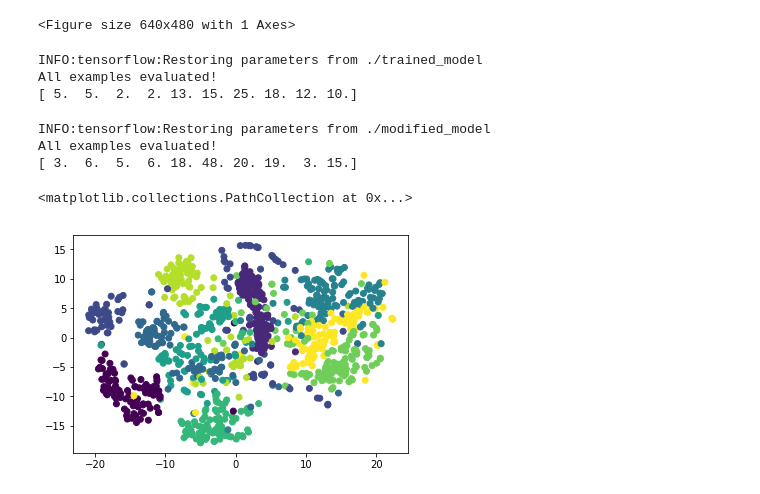
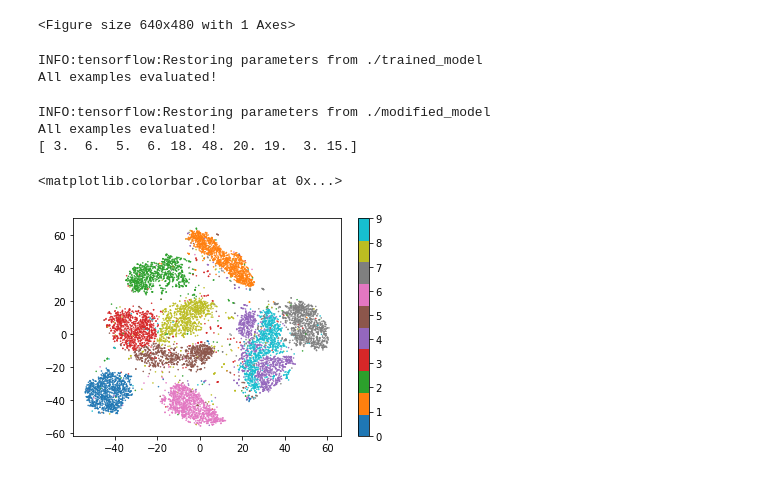
Before and after one commit to vorzawk/mdlAttack, a Jupyter notebook: mnist_analyzeAttack.ipynb, the cells around one changed output. Saved outputs shown, nothing was run; the diff lists cells and outputs as text; code cells hidden in the pictures.

Commit message:
mnist visualized using t-sne, buckets removed

```diff
--- a/mnist_analyzeAttack.ipynb
+++ b/mnist_analyzeAttack.ipynb
@@ -96,13 +84,10 @@ assert predicted_label == 5
 
 # Currently, the correctly trained model is loaded into the
 # session graph. So, the lines below evaluate its performance.
-buckets, origMisImages, origLabels, origMisLabels = collect_mistakes(
-    test_images,test_labels)
-print(buckets)
+predictions = predict_labels(test_images)
 # %% [output]
 INFO:tensorflow:Restoring parameters from ./trained_model
 All examples evaluated!
-[ 5.  5.  2.  2. 13. 15. 25. 18. 12. 10.]
 # %%
 with sess.as_default():
     saver.restore(sess, "./modified_model")
@@ -122,11 +107,12 @@ All examples evaluated!
 [ 3.  6.  5.  6. 18. 48. 20. 19.  3. 15.]
 # %%
 flattenedTrainImages = train_images.reshape(60000,-1)
-trainImagesPca = TruncatedSVD(n_components=50).fit_transform(flattenedTrainImages)
+trainImagesPca = TruncatedSVD(n_components=40).fit_transform(flattenedTrainImages)
 allImagesTsne = TSNE(n_components=2, perplexity=100, n_iter=1200).fit_transform(trainImagesPca[:10000])
 # %%
 allImagesTsne_x, allImagesTsne_y = allImagesTsne.T
-plt.scatter(allImagesTsne_x, allImagesTsne_y, c=train_labels[:10000])
+plt.scatter(allImagesTsne_x, allImagesTsne_y, c=train_labels[:10000], s=0.3, cmap='tab10')
+plt.colorbar()
 # %% [output]
-<matplotlib.collections.PathCollection at 0x...>
+<matplotlib.colorbar.Colorbar at 0x...>
-[figure, old version]
+[figure, new version]
```
Also changed, not shown: parts of 3 cells of this notebook.
